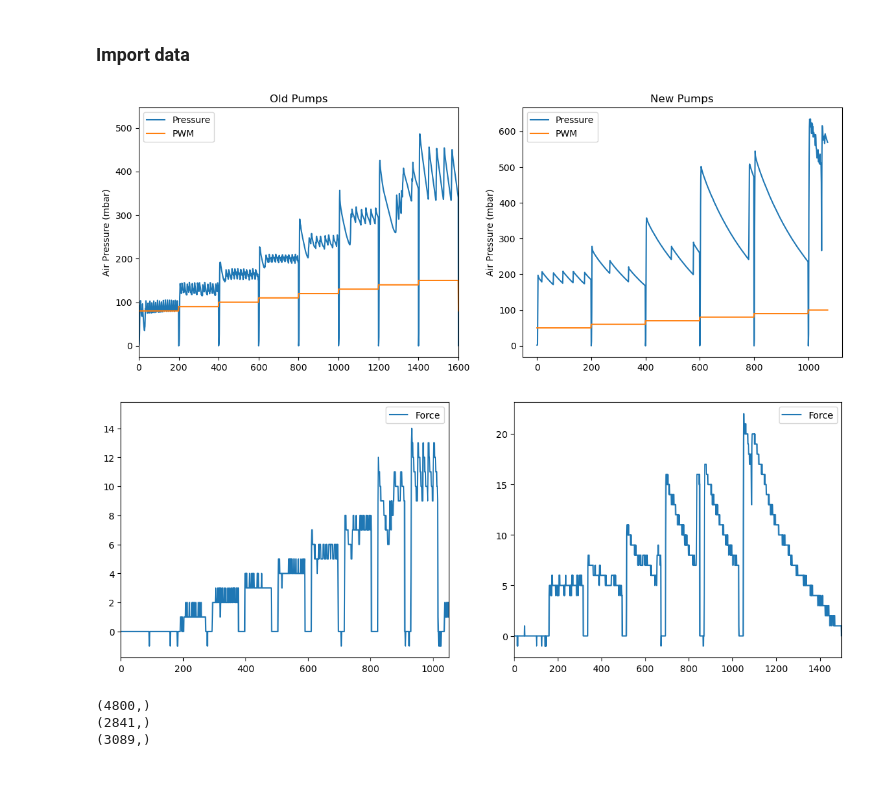
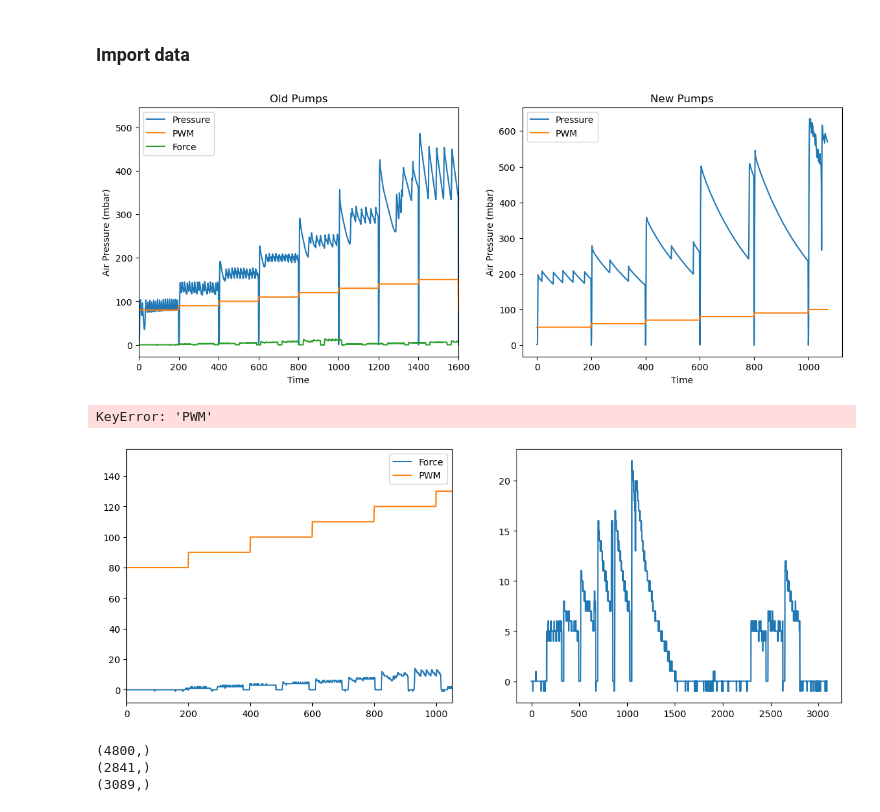
Before and after one commit to kateharvey/capstone, a Jupyter notebook: force-data/force-analysis-april3.ipynb, the cells around one changed output. Saved outputs shown, nothing was run; the diff lists cells and outputs as text; code cells hidden in the pictures; blank space fills up the shorter version.

Commit message:
adding cleaned data from april 8 and all plotting code

```diff
--- a/force-data/force-analysis-april3.ipynb
+++ b/force-data/force-analysis-april3.ipynb
@@ -14,35 +14,37 @@ pressure_new = pd.read_csv('./apr3/apr3-pressure-new.csv')
 # %%
 fig, (ax1, ax2) = plt.subplots(1, 2, figsize=(14, 5))
 
 ax1.plot(pressure_old['Air Pressure'], label='Pressure')
 ax1.plot(pressure_old['PWM'], label='PWM')
+ax1.plot(force_old['Force (N)'], label='Force')
 ax1.set(xlim=(0, 1600))
 ax1.set(title='Old Pumps', xlabel='Time', ylabel='Air Pressure (mbar)')
 ax1.legend()
 
 ax2.plot(pressure_new['Air Pressure'], label='Pressure')
 ax2.plot(pressure_new['PWM'], label='PWM')
 ax2.set(title='New Pumps', xlabel='Time', ylabel='Air Pressure (mbar)')
 ax2.legend()
 
 plt.show()
 # %% [output]
-[figure, old version]
+[figure, new version]
 # %%
 fig, (ax1, ax2) = plt.subplots(1, 2, figsize=(14, 5))
 
 ax1.plot(force_old['Force (N)'], label='Force')
-# ax1.plot(pressure_old['PWM'], label='PWM')
+ax1.plot(pressure_old['PWM'], label='PWM')
 ax1.set(xlim=(0, 1050))
 ax1.legend()
 
 ax2.plot(force_new['Force (N)'], label='Force')
-# ax2.plot(force_new['PWM'], label='PWM')
+ax2.plot(force_new['PWM'], label='PWM')
 ax2.set(xlim=(0, 1500))
 ax2.legend()
 plt.show()
 # %% [output]
+KeyError: 'PWM'
-[figure, old version]
+[figure, new version]
 # %%
 print(pressure_old['Air Pressure'].shape)
 print(force_old['Force (N)'].shape)
```
Also changed, not shown: 32 other files.
